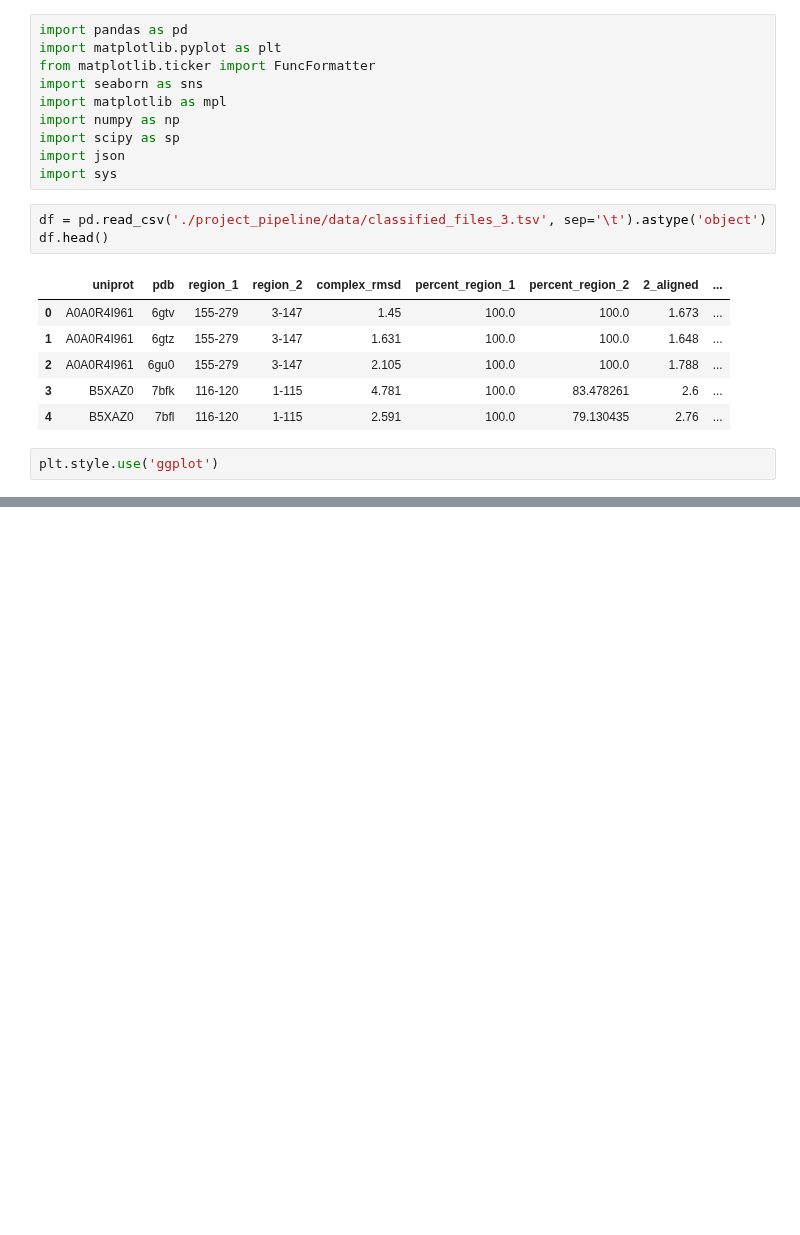
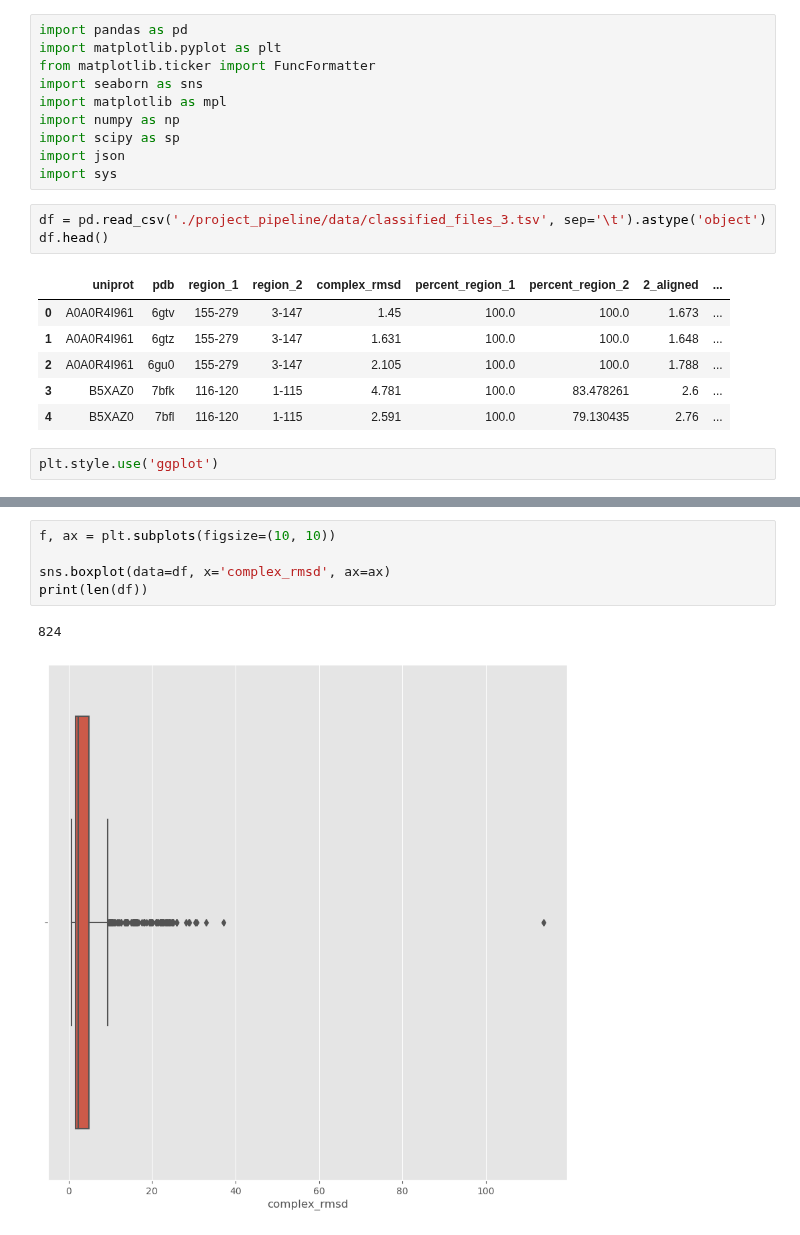
Before and after one commit to jpigles/alphafold-rmsd, a Jupyter notebook: rmsd_analysis.ipynb, the cells around one changed output, grey strips where cells are left out. Drawn from its saved outputs; the diff is of its cells as text; blank space fills up the shorter version.

```diff
--- a/rmsd_analysis.ipynb
+++ b/rmsd_analysis.ipynb
@@ -123,0 +129,8 @@ Text(0.5, 1.0, 'RMSD distribution for IM aligned on AD')
+# %%
+f, ax = plt.subplots(figsize=(10, 10))
+
+sns.boxplot(data=df, x='complex_rmsd', ax=ax)
+print(len(df))
+# %% [output]
+824
+[figure, added]
```
Also changed, not shown: parts of 3 cells of this notebook, 17 other files.
